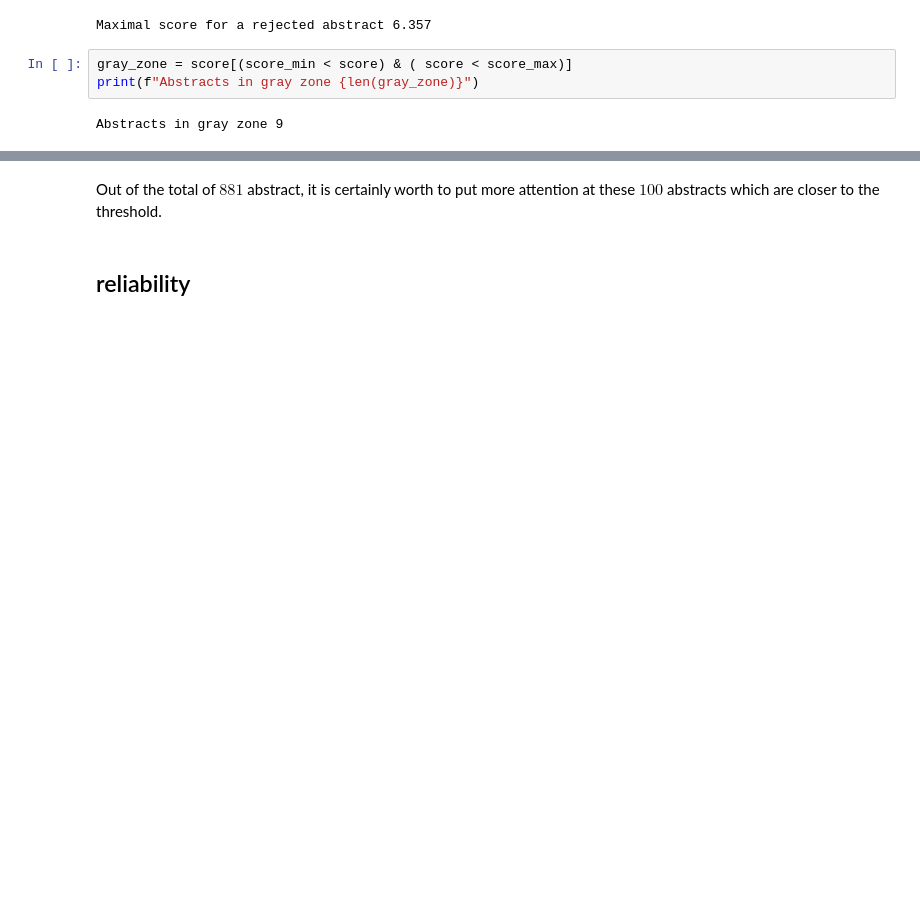
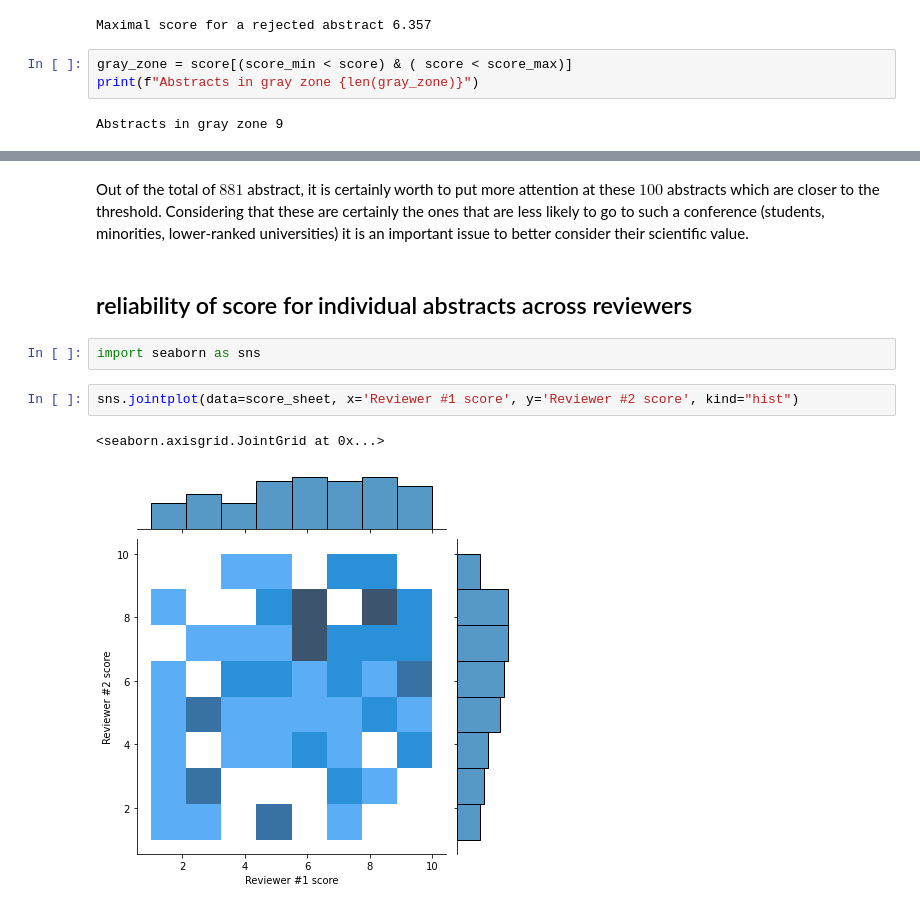
Before and after one commit to laurentperrinet/2022-02-11_COSYNE-scoresheet, a Jupyter notebook: 2022-02-11_COSYNE-scoresheet.ipynb, the cells around one changed output, grey strips where cells are left out. Cells and saved outputs as stored; diff of their text form; blank space fills up the shorter version.

```diff
--- a/2022-02-11_COSYNE-scoresheet.ipynb
+++ b/2022-02-11_COSYNE-scoresheet.ipynb
@@ -280,4 +252,11 @@ Predicted total abstracts in gray zone = 100
 # %% [markdown]
-Out of the total of $881$ abstract, it is certainly worth to put more attention at these $100$ abstracts which are closer to the threshold.
+Out of the total of $881$ abstract, it is certainly worth to put more attention at these $100$ abstracts which are closer to the threshold. Considering that these are certainly the ones that are less likely to go to such a conference (students, minorities, lower-ranked universities) it is an important issue to better consider their scientific value.
-# %% [markdown]
-## reliability
+# %% [markdown]
+## reliability of score for individual abstracts across reviewers
+# %%
+import seaborn as sns
+# %%
+sns.jointplot(data=score_sheet, x='Reviewer #1 score', y='Reviewer #2 score', kind="hist")
+# %% [output]
+<seaborn.axisgrid.JointGrid at 0x...>
+[figure, added]
```
Also changed, not shown: parts of 39 cells of this notebook.
